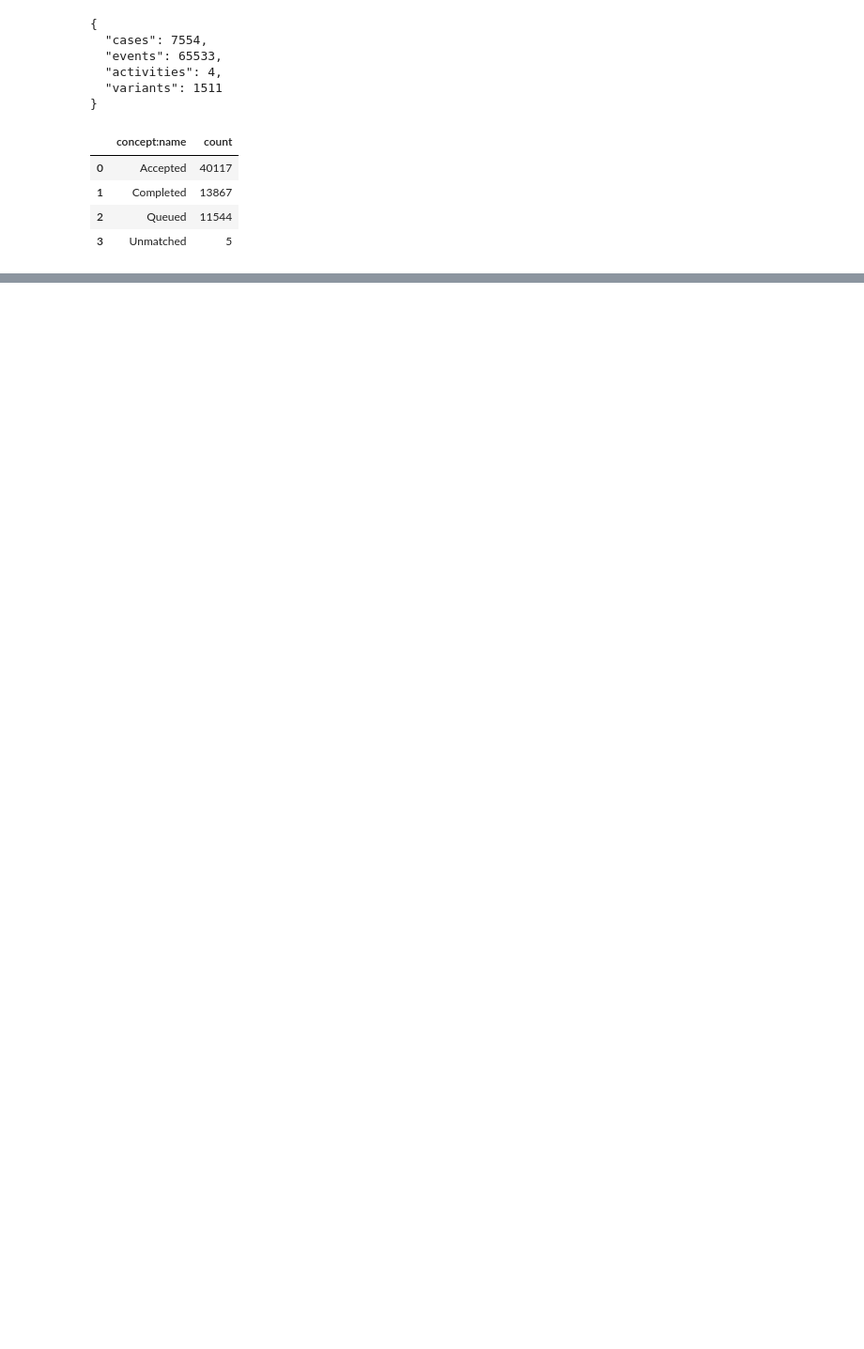
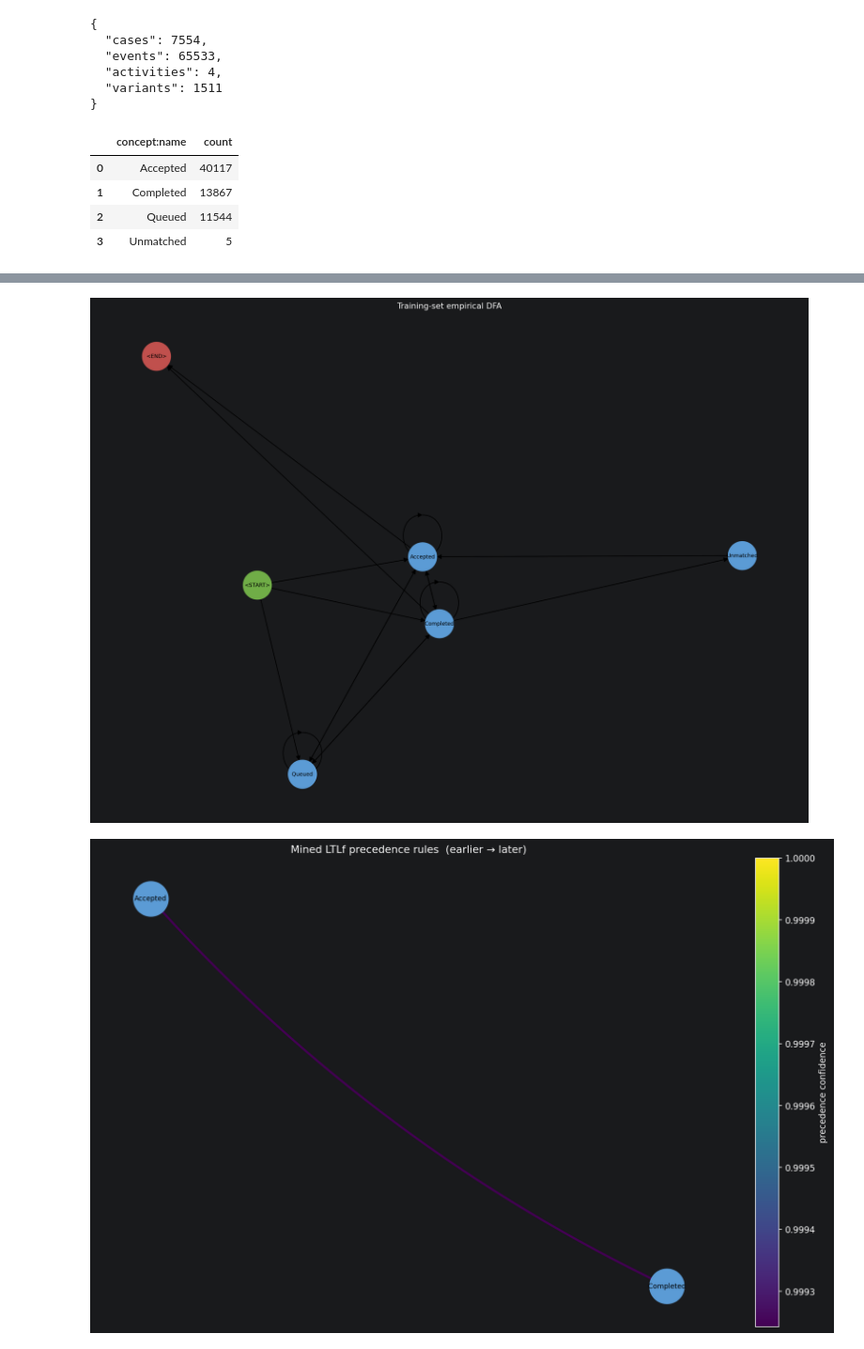
Before and after one commit to MatteoZorzi/neuro-symbolic-ppm-thesis, a Jupyter notebook: notebooks/BPIC_2013_incidents_TLEAF_Pipeline.ipynb, the cells around one changed output, grey strips where cells are left out. Shown at 94% size. Cells and saved outputs as stored; diff of their text form; code cells hidden in the pictures; blank space fills up the shorter version.

```diff
--- a/notebooks/BPIC_2013_incidents_TLEAF_Pipeline.ipynb
+++ b/notebooks/BPIC_2013_incidents_TLEAF_Pipeline.ipynb
@@ -277,0 +159,16 @@ produced in the dedicated analysis notebook, which loads
+# %%
+automaton = ProcessDFA.from_traces(splits.train.values())
+mask = build_allowed_mask(automaton, vocab)
+constraints = mine_precedence_constraints(
+    splits.train.values(),
+    min_support=max(3, len(splits.train) // 10),
+    min_confidence=0.95,
+    max_constraints=15,
+)
+print(f"DFA: {len(automaton.states)} states, {automaton.transition_count} transitions")
+print(f"test transition coverage: {automaton.transition_coverage(splits.test.values()):.3f}")
+print(f"mined LTLf precedence constraints: {len(constraints)}")
+display(pd.DataFrame(
+    [{"earlier": c.earlier, "later": c.later, "support": c.support,
+      "confidence": round(c.confidence, 3), "LTLf": c.to_ltlf()} for c in constraints]
+))
@@ -277,0 +181,11 @@ produced in the dedicated analysis notebook, which loads
+# %%
+plots.plot_automaton(automaton, OUTPUT_DIR / "dfa.png")
+display(Image(filename=str(OUTPUT_DIR / "dfa.png")))
+if constraints:
+    plots.plot_precedence_constraints(constraints, OUTPUT_DIR / "constraints.png")
+    plots.plot_constraint_dfa(constraints[0].to_dfa(), OUTPUT_DIR / "constraint_dfa.png")
+    display(Image(filename=str(OUTPUT_DIR / "constraints.png")))
+    display(Image(filename=str(OUTPUT_DIR / "constraint_dfa.png")))
+# %% [output]
+[figure, added]
+[figure, added]
```
Also changed, not shown: parts of 32 cells of this notebook, 4 other files.
